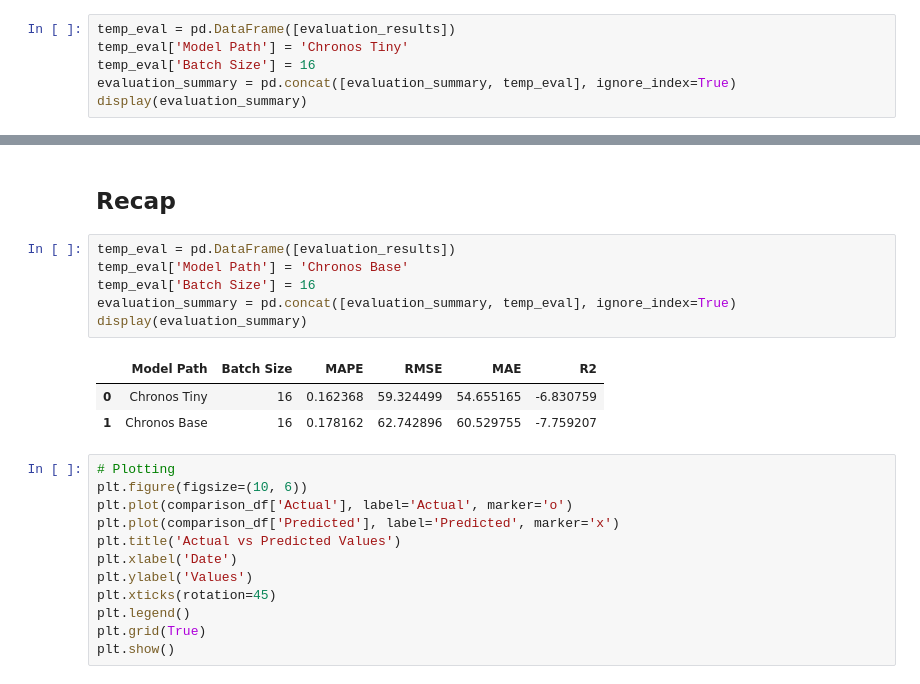
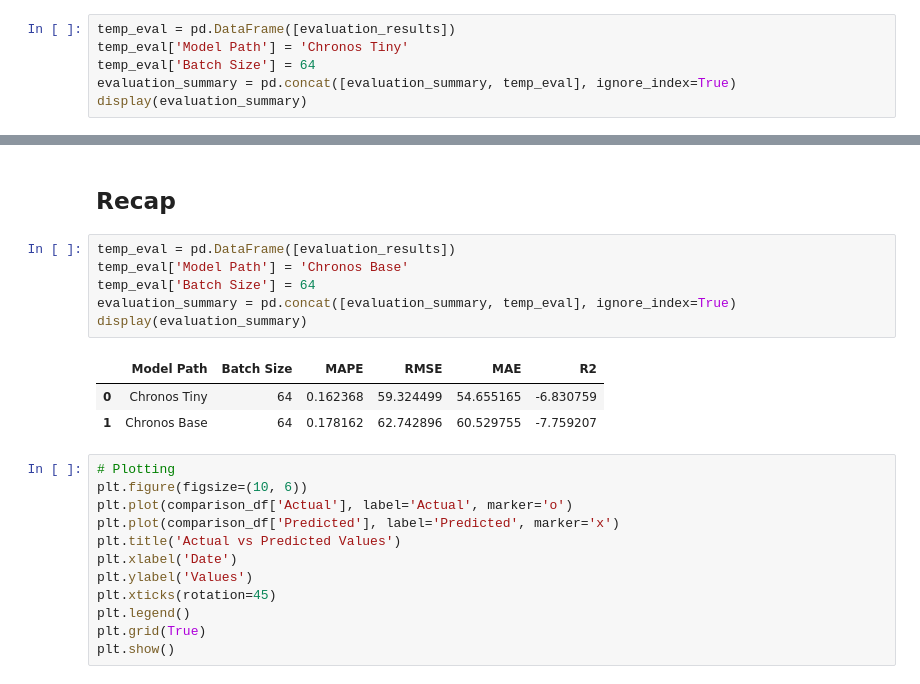
Before and after one commit to Algoritma-dan-Pemrograman-ITS/modul-pkt, a Jupyter notebook: Materi 8 Advanced Forecasting/Zero_Shot_Forecasting_dengan_AutoGluon_Chronos_05.ipynb, the cells around one changed output, grey strips where cells are left out. Drawn from its saved outputs; the diff is of its cells as text.

```diff
--- a/Materi 8 Advanced Forecasting/Zero_Shot_Forecasting_dengan_AutoGluon_Chronos_05.ipynb
+++ b/Materi 8 Advanced Forecasting/Zero_Shot_Forecasting_dengan_AutoGluon_Chronos_05.ipynb
@@ -293,7 +308,7 @@ evaluation_summary = pd.DataFrame(columns=['Model Path',
 # %%
 temp_eval = pd.DataFrame([evaluation_results])
 temp_eval['Model Path'] = 'Chronos Tiny'
-temp_eval['Batch Size'] = 16
+temp_eval['Batch Size'] = 64
 evaluation_summary = pd.concat([evaluation_summary, temp_eval], ignore_index=True)
 display(evaluation_summary)
 # %% [output]
@@ -415,13 +432,13 @@ dtype: float64
 # %%
 temp_eval = pd.DataFrame([evaluation_results])
 temp_eval['Model Path'] = 'Chronos Base'
-temp_eval['Batch Size'] = 16
+temp_eval['Batch Size'] = 64
 evaluation_summary = pd.concat([evaluation_summary, temp_eval], ignore_index=True)
 display(evaluation_summary)
 # %% [output]
 |  | Model Path | Batch Size | MAPE | RMSE | MAE | R2 |
-| 0 | Chronos Tiny | 16 | 0.162368 | 59.324499 | 54.655165 | -6.830759 |
-| 1 | Chronos Base | 16 | 0.178162 | 62.742896 | 60.529755 | -7.759207 |
+| 0 | Chronos Tiny | 64 | 0.162368 | 59.324499 | 54.655165 | -6.830759 |
+| 1 | Chronos Base | 64 | 0.178162 | 62.742896 | 60.529755 | -7.759207 |
 # %%
 # Plotting
 plt.figure(figsize=(10, 6))
```
Also changed, not shown: parts of 23 cells of this notebook.
